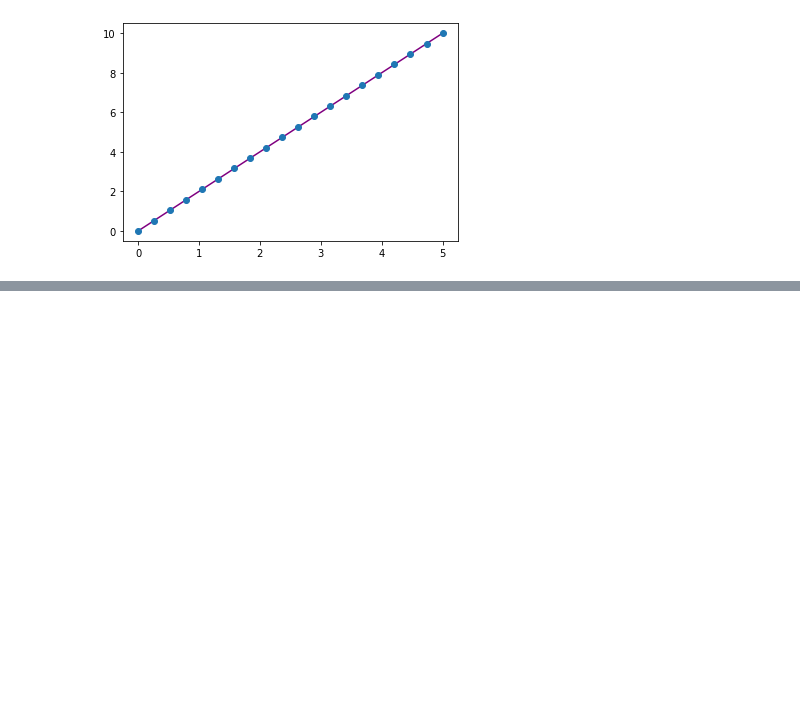
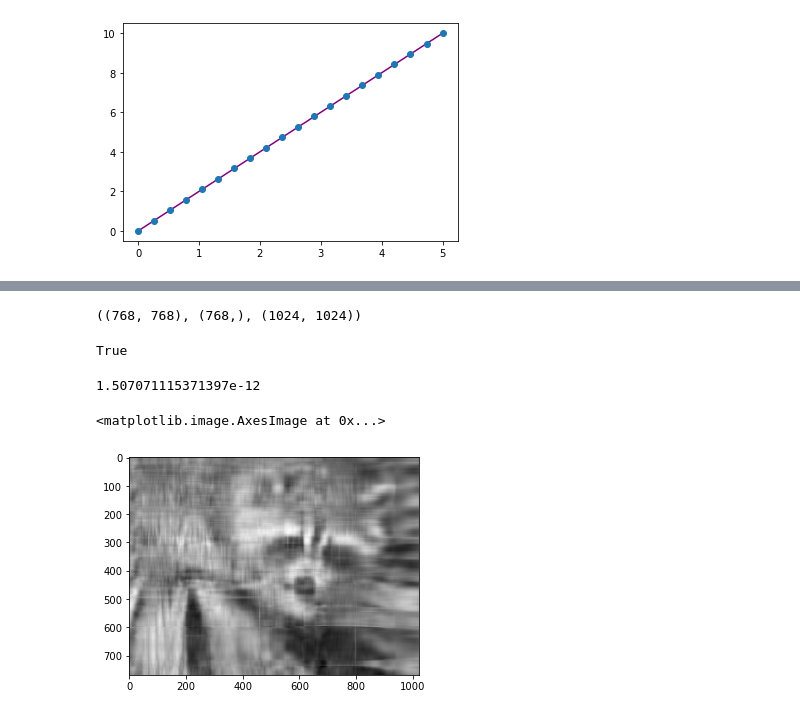
Before and after one commit to YinCY123/Python3, a Jupyter notebook: numpy/Numpy-User-Guide.ipynb, the cells around one changed output, grey strips where cells are left out. Drawn from its saved outputs; the diff is of its cells as text; code cells hidden in the pictures; blank space fills up the shorter version.

```diff
--- a/numpy/Numpy-User-Guide.ipynb
+++ b/numpy/Numpy-User-Guide.ipynb
@@ -1514,0 +1671,6 @@ plt.plot(x, y, "o") # dot
+# %%
+U, s, Vt = linalg.svd(img_gray)
+
+U.shape, s.shape, Vt.shape
+# %% [output]
+((768, 768), (768,), (1024, 1024))
@@ -1514,0 +1679,21 @@ plt.plot(x, y, "o") # dot
+# %%
+Sigma = np.zeros((768, 1024))
+
+for i in range(768):
+    Sigma[i, i] = s[i]
+# %%
+np.allclose(img_gray, U @ Sigma @ Vt)
+# %% [output]
+True
+# %%
+linalg.norm(img_gray - U @ Sigma @ Vt)
+# %% [output]
+1.507071115371397e-12
+# %%
+k = 10
+approx = U @ Sigma[:, :k] @ Vt[:k, :]
+# %%
+plt.imshow(approx, cmap ="gray")
+# %% [output]
+<matplotlib.image.AxesImage at 0x...>
+[figure, added]
```
Also changed, not shown: parts of 34 cells of this notebook.
